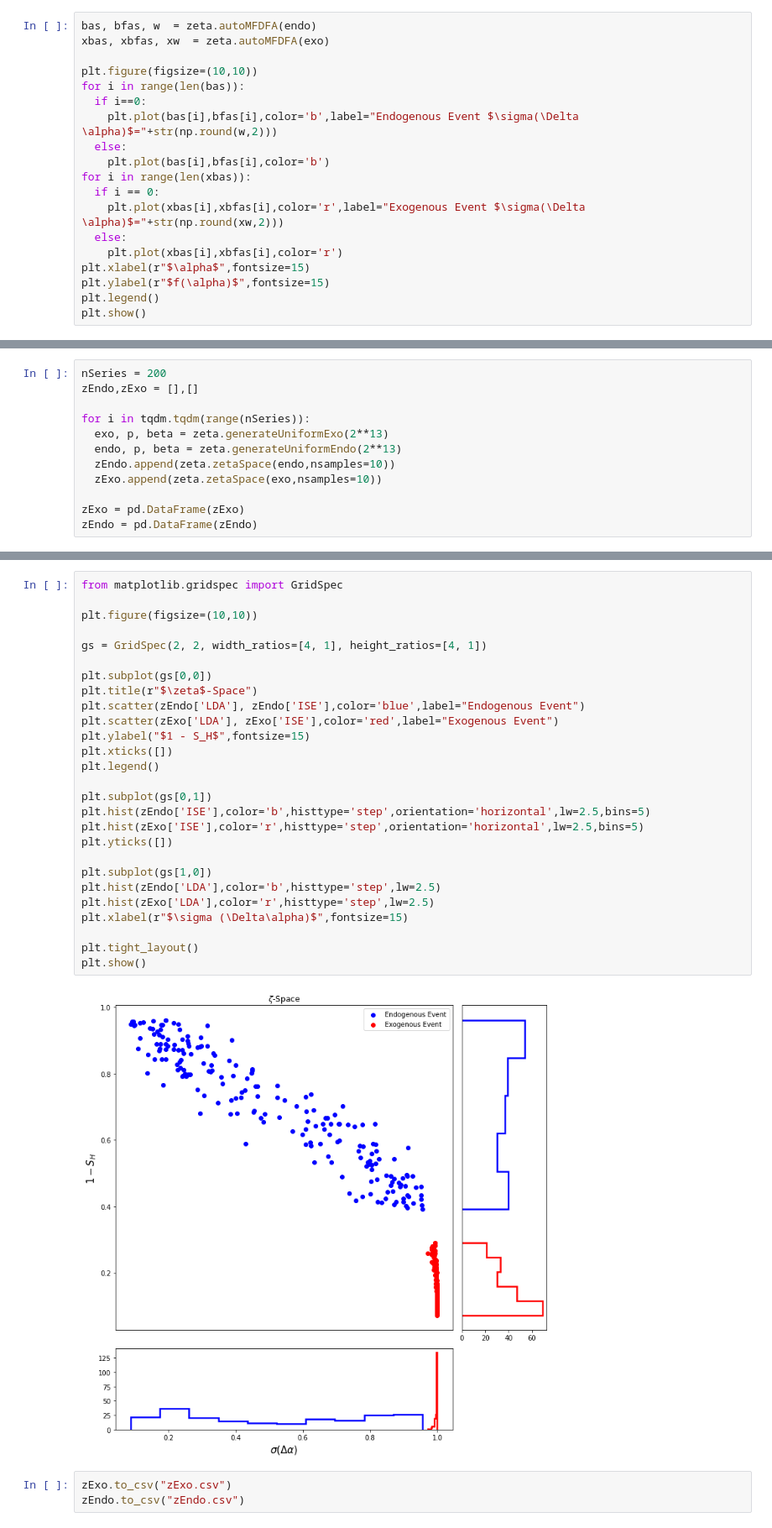
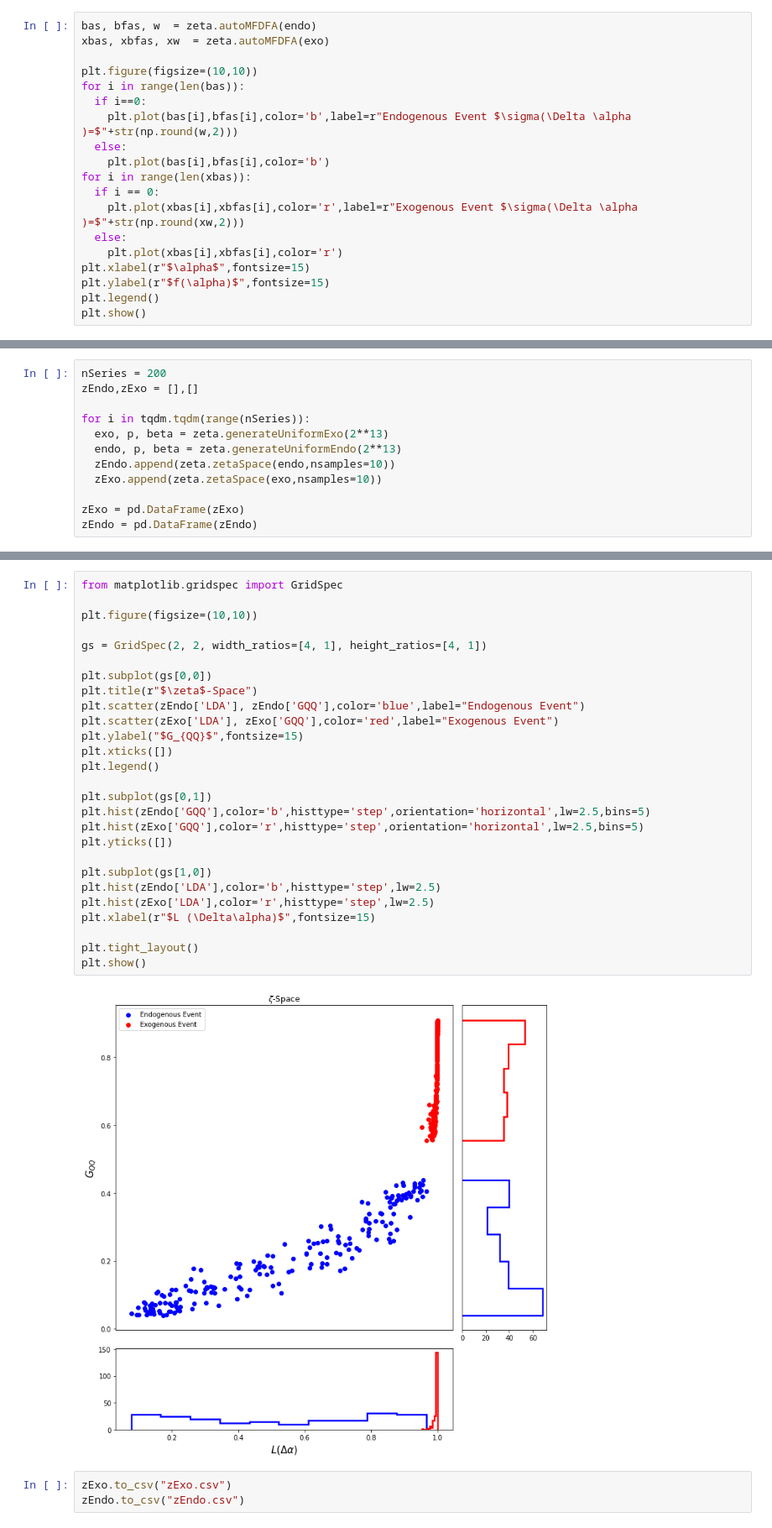
Before and after one commit to rsautter/Chi-Space, a Jupyter notebook: examples/ExtremeZetaExample.ipynb, the cells around one changed output, grey strips where cells are left out. Shown at 84% size. Cells and saved outputs as stored; diff of their text form.

```diff
--- a/examples/ExtremeZetaExample.ipynb
+++ b/examples/ExtremeZetaExample.ipynb
@@ -65,12 +62,12 @@ xbas, xbfas, xw  = zeta.autoMFDFA(exo)
 plt.figure(figsize=(10,10))
 for i in range(len(bas)):
   if i==0:
-    plt.plot(bas[i],bfas[i],color='b',label="Endogenous Event $\sigma(\Delta \alpha)$="+str(np.round(w,2)))
+    plt.plot(bas[i],bfas[i],color='b',label=r"Endogenous Event $\sigma(\Delta \alpha )=$"+str(np.round(w,2)))
   else:
     plt.plot(bas[i],bfas[i],color='b')
 for i in range(len(xbas)):
   if i == 0:
-    plt.plot(xbas[i],xbfas[i],color='r',label="Exogenous Event $\sigma(\Delta \alpha)$="+str(np.round(xw,2)))
+    plt.plot(xbas[i],xbfas[i],color='r',label=r"Exogenous Event $\sigma(\Delta \alpha )=$"+str(np.round(xw,2)))
   else:
     plt.plot(xbas[i],xbfas[i],color='r')
 plt.xlabel(r"$\alpha$",fontsize=15)
@@ -140,32 +115,32 @@ plt.show()
 # %%
 from matplotlib.gridspec import GridSpec
 
 plt.figure(figsize=(10,10))
 
 gs = GridSpec(2, 2, width_ratios=[4, 1], height_ratios=[4, 1])
 
 plt.subplot(gs[0,0])
 plt.title(r"$\zeta$-Space")
-plt.scatter(zEndo['LDA'], zEndo['ISE'],color='blue',label="Endogenous Event")
-plt.scatter(zExo['LDA'], zExo['ISE'],color='red',label="Exogenous Event")
-plt.ylabel("$1 - S_H$",fontsize=15)
+plt.scatter(zEndo['LDA'], zEndo['GQQ'],color='blue',label="Endogenous Event")
+plt.scatter(zExo['LDA'], zExo['GQQ'],color='red',label="Exogenous Event")
+plt.ylabel("$G_{QQ}$",fontsize=15)
 plt.xticks([])
 plt.legend()
 
 plt.subplot(gs[0,1])
-plt.hist(zEndo['ISE'],color='b',histtype='step',orientation='horizontal',lw=2.5,bins=5)
-plt.hist(zExo['ISE'],color='r',histtype='step',orientation='horizontal',lw=2.5,bins=5)
+plt.hist(zEndo['GQQ'],color='b',histtype='step',orientation='horizontal',lw=2.5,bins=5)
+plt.hist(zExo['GQQ'],color='r',histtype='step',orientation='horizontal',lw=2.5,bins=5)
 plt.yticks([])
 
 plt.subplot(gs[1,0])
 plt.hist(zEndo['LDA'],color='b',histtype='step',lw=2.5)
 plt.hist(zExo['LDA'],color='r',histtype='step',lw=2.5)
-plt.xlabel(r"$\sigma (\Delta\alpha)$",fontsize=15)
+plt.xlabel(r"$L (\Delta\alpha)$",fontsize=15)
 
 plt.tight_layout()
 plt.show()
 # %% [output]
-[figure, old version]
+[figure, new version]
 # %%
 zExo.to_csv("zExo.csv")
 zEndo.to_csv("zEndo.csv")
```
Also changed, not shown: parts of 7 cells of this notebook, 7 other files.
